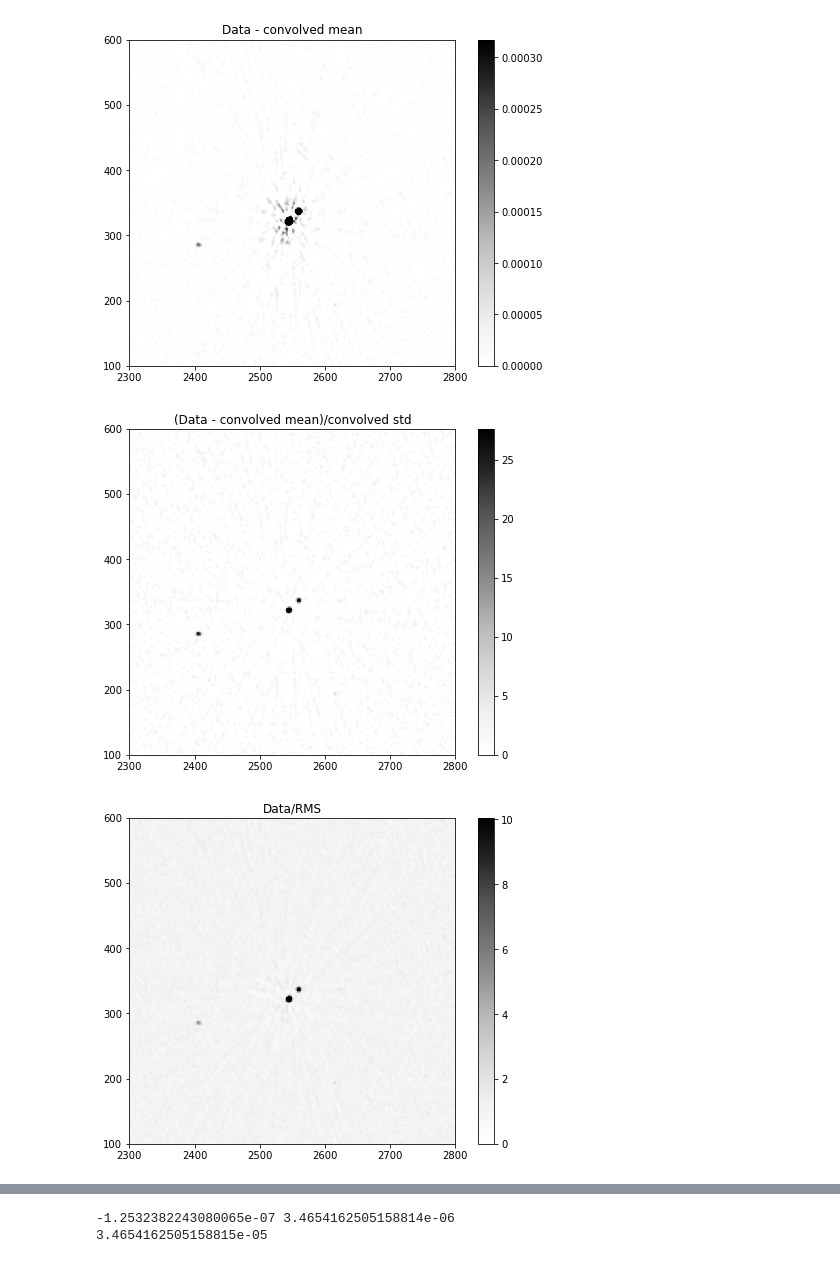
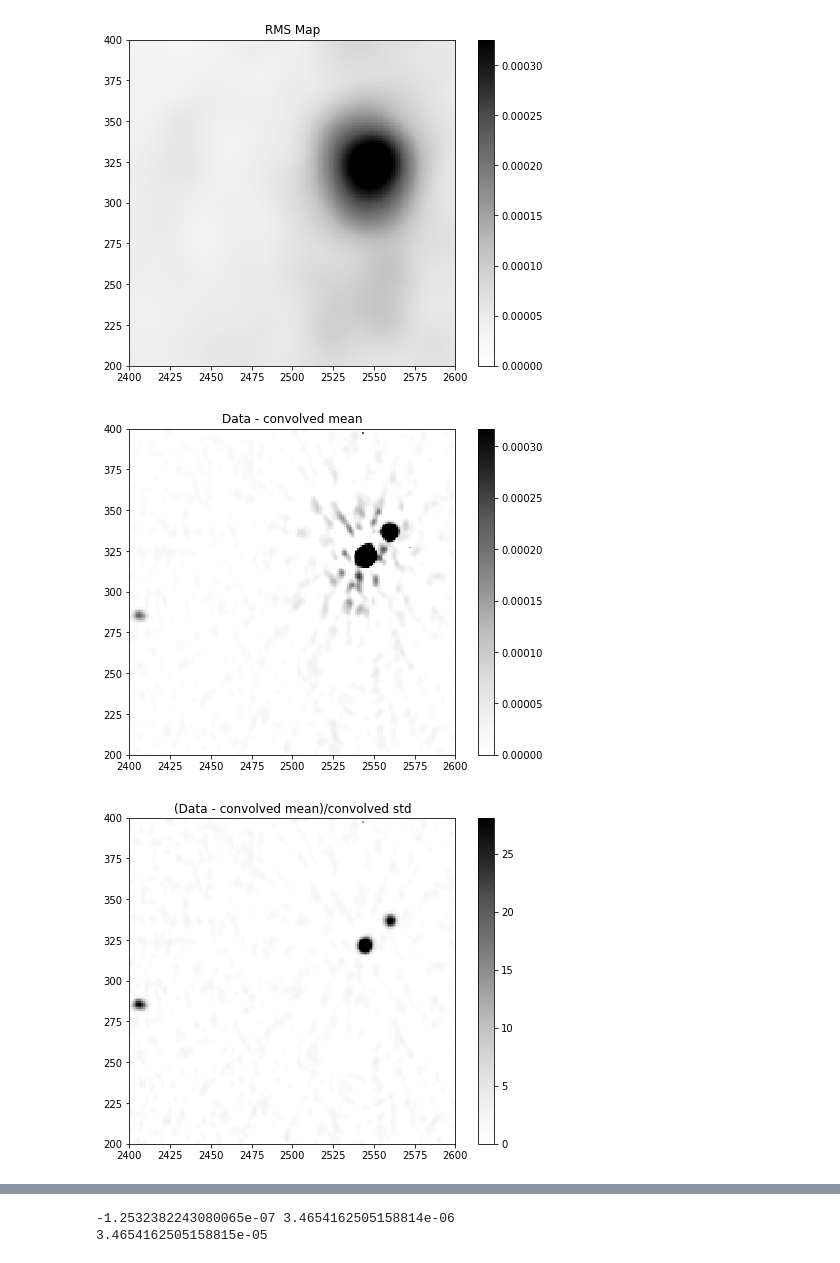
Before and after one commit to Woutmg/Meerkat_FracPol_New, a Jupyter notebook: RMS_maker.ipynb, the cells around one changed output, grey strips where cells are left out. Cells and saved outputs as stored; diff of their text form; code cells hidden in the pictures.

```diff
--- a/RMS_maker.ipynb
+++ b/RMS_maker.ipynb
@@ -22,4 +25,6 @@ hdu = fits.open(get_pkg_data_filename(path+fname+'.fits'))[0]
 header = hdu.header
 data = hdu.data
 
-mask_sources = np.load('testmask.npy')
+warnings.filterwarnings('ignore', category=AstropyWarning, append=True)
+mask_sources = flux.mask_regions(path+'Abell85_ch0_BDSF.fits','/net/vdesk/data2/GoesaertW/Data_Analyis_Git/Abell85_catalog_BDSF_adapbox_rsl.reg','mask_sources_adaprms.fits',maskoutside=False)[0][0]
+#mask_sources = np.load('testmask.npy')
@@ -103,0 +57,16 @@ Q is done.
+# %%
+data_masked = ma.masked_array(data, mask = mask_sources)
+data_masked_nan = np.where(data_masked.mask,np.nan,data_masked)
+
+print(np.nanmean(data))
+print(np.nanmean(data_masked_nan))
+print(np.nanmean(mean))
+print(np.nanmean(rms))
+
+plt.figure(figsize=(10,8))
+plt.title('Used Map')
+plt.imshow(data_masked, vmin=0, vmax=0.01*np.max(data), cmap='Greys', origin='lower', interpolation='nearest')
+plt.colorbar()
+plt.xlim(1000,2000)
+plt.ylim(1000,2000)
+plt.show()
@@ -104,49 +79,60 @@ Q is done.
 # %%
+xlimits = (2400,2600)
+ylimits = (200,400)
+
 plt.figure(figsize=(7,5))
 plt.title('Used Map')
 plt.imshow(data, vmin=0, vmax=0.02*np.max(data), cmap='Greys', origin='lower', interpolation='nearest')
 plt.colorbar()
-plt.xlim(2300, 2800)
-plt.ylim(100, 600)
+plt.xlim(xlimits)
+plt.ylim(ylimits)
+plt.show()
+
+plt.figure(figsize=(7,5))
+plt.title('Used Map Masked')
+plt.imshow(data_masked, vmin=0, vmax=0.01*np.max(data), cmap='Greys', origin='lower', interpolation='nearest')
+plt.colorbar()
+plt.xlim(xlimits)
+plt.ylim(ylimits)
 plt.show()
 
 plt.figure(figsize=(8,6))
 plt.title('STD Map')
 plt.imshow(std, vmin=0, vmax=0.03*np.max(data), cmap='Greys', origin='lower', interpolation='nearest')
 plt.colorbar()
-plt.xlim(2300, 2800)
-plt.ylim(100, 600)
+plt.xlim(xlimits)
+plt.ylim(ylimits)
 plt.show()
 
 plt.figure(figsize=(8,6))
 plt.title('RMS Map')
 plt.imshow(rms, vmin=0, vmax=0.03*np.max(data), cmap='Greys', origin='lower', interpolation='nearest')
 plt.colorbar()
-plt.xlim(2300, 2800)
-plt.ylim(100, 600)
+plt.xlim(xlimits)
+plt.ylim(ylimits)
 plt.show()
 
 plt.figure(figsize=(8,6))
 plt.title('Data - convolved mean')
 plt.imshow(data-mean, vmin=0, vmax=0.03*np.max(data-mean), cmap='Greys', origin='lower', interpolation='nearest')
 plt.colorbar()
-plt.xlim(2300, 2800)
-plt.ylim(100, 600)
+plt.xlim(xlimits)
+plt.ylim(ylimits)
 plt.show()
 
 plt.figure(figsize=(8,6))
 plt.title('(Data - convolved mean)/convolved std')
 plt.imshow((data-mean)/std, vmin=0, vmax=0.2*np.max((data-mean)/std), cmap='Greys', origin='lower', interpolation='nearest')
 plt.colorbar()
-plt.xlim(2300, 2800)
-plt.ylim(100, 600)
+plt.xlim(xlimits)
+plt.ylim(ylimits)
 plt.show()
 
 plt.figure(figsize=(8,6))
-plt.title('Data/RMS')
-plt.imshow(data/rms, vmin=0, vmax=0.2*np.max(data/rms), cmap='Greys', origin='lower', interpolation='nearest')
+plt.title('5 sigma limit')
+plt.imshow((data-mean)/std, vmin=5, vmax=5, cmap='Greys', origin='lower', interpolation='nearest')
 plt.colorbar()
-plt.xlim(2300, 2800)
-plt.ylim(100, 600)
+plt.xlim(xlimits)
+plt.ylim(ylimits)
 plt.show()
 # %% [output]
@@ -156,3 +142,3 @@ plt.show()
-[figure, old version]
+[figure, new version]
-[figure, old version]
+[figure, new version]
-[figure, old version]
+[figure, new version]
```
Also changed, not shown: parts of 11 cells of this notebook, 16 other files.
